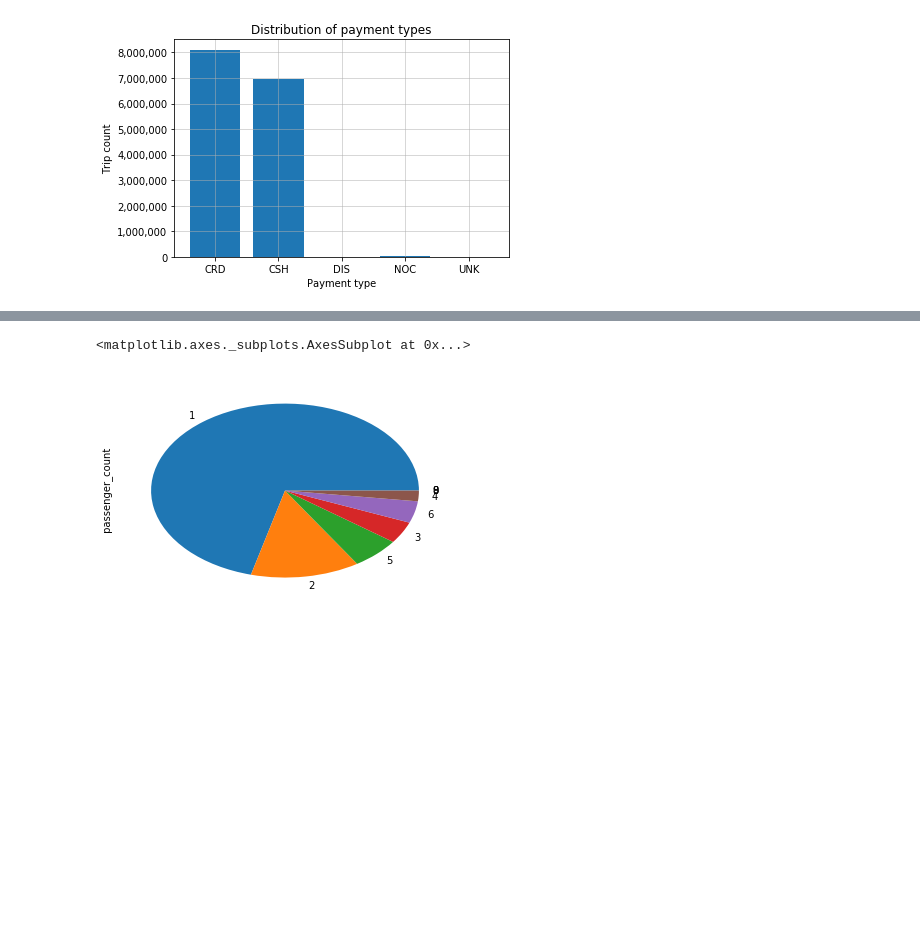
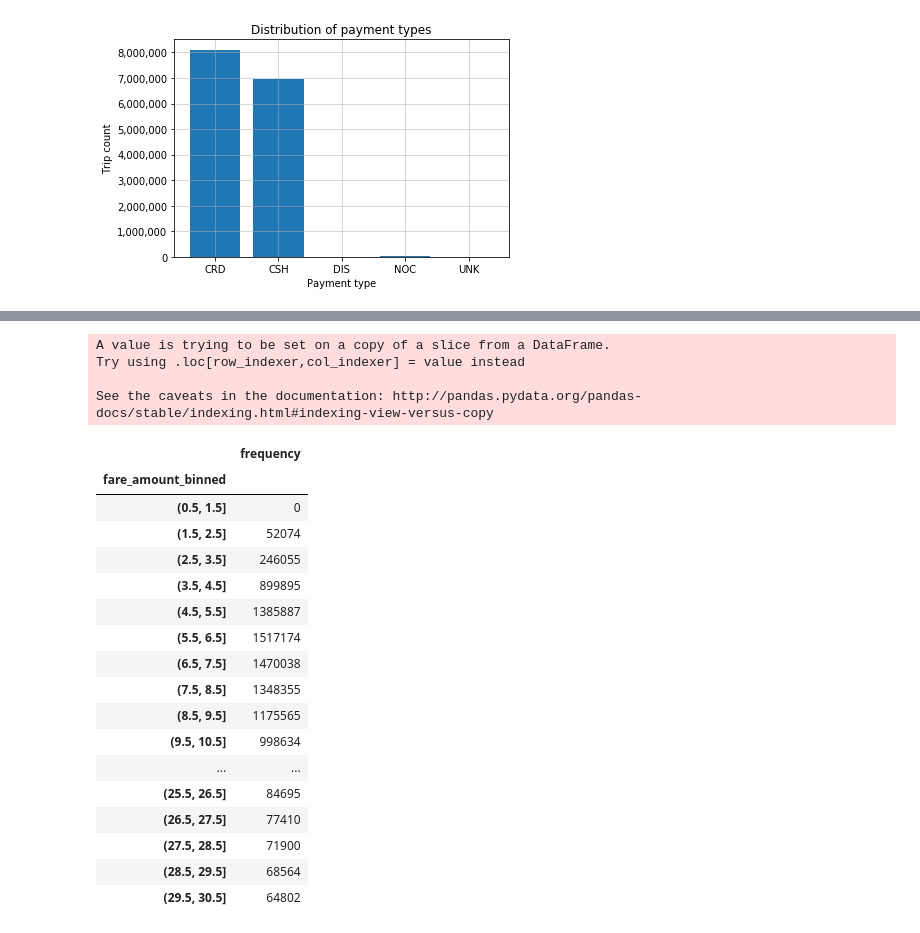
Before and after one commit to ERDuran/taxi, a Jupyter notebook: p01_inspect_data.ipynb, the cells around one changed output, grey strips where cells are left out. Drawn from its saved outputs; the diff is of its cells as text; code cells hidden in the pictures; blank space fills up the shorter version.

```diff
--- a/p01_inspect_data.ipynb
+++ b/p01_inspect_data.ipynb
@@ -212,5 +167,0 @@ Name:  passenger_count, dtype: int64
-# %%
-passenger_count_freq.plot.pie()
-# %% [output]
-<matplotlib.axes._subplots.AxesSubplot at 0x...>
-[figure, removed]
@@ -216,0 +173,8 @@ passenger_count_freq.plot.pie()
+# %%
+bins = np.arange(0.5, 31.5, 1)
+fareamo_nzero['fare_amount_binned'] = pd.cut(fareamo_nzero[' fare_amount'], bins)
+# %% [output]
+A value is trying to be set on a copy of a slice from a DataFrame.
+Try using .loc[row_indexer,col_indexer] = value instead
+
+See the caveats in the documentation: http://pandas.pydata.org/pandas-docs/stable/indexing.html#indexing-view-versus-copy
@@ -216,0 +183,21 @@ passenger_count_freq.plot.pie()
+# %%
+fareamo_nzero_freq
+# %% [output]
+|  | frequency |
+| fare_amount_binned |  |
+| (0.5, 1.5] | 0 |
+| (1.5, 2.5] | 52074 |
+| (2.5, 3.5] | 246055 |
+| (3.5, 4.5] | 899895 |
+| (4.5, 5.5] | 1385887 |
+| (5.5, 6.5] | 1517174 |
+| (6.5, 7.5] | 1470038 |
+| (7.5, 8.5] | 1348355 |
+| (8.5, 9.5] | 1175565 |
+| (9.5, 10.5] | 998634 |
+| ... | ... |
+| (25.5, 26.5] | 84695 |
+| (26.5, 27.5] | 77410 |
+| (27.5, 28.5] | 71900 |
+| (28.5, 29.5] | 68564 |
+| (29.5, 30.5] | 64802 |
```
Also changed, not shown: parts of 11 cells of this notebook.
